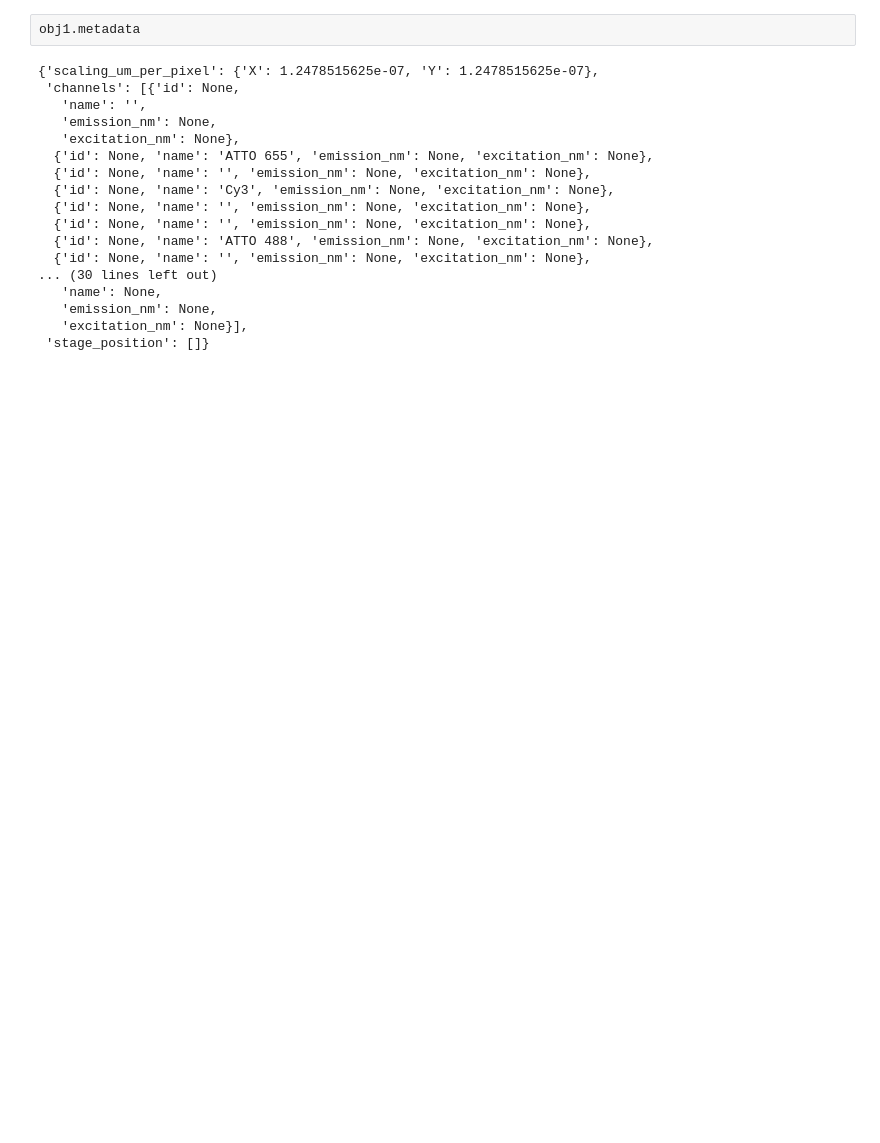
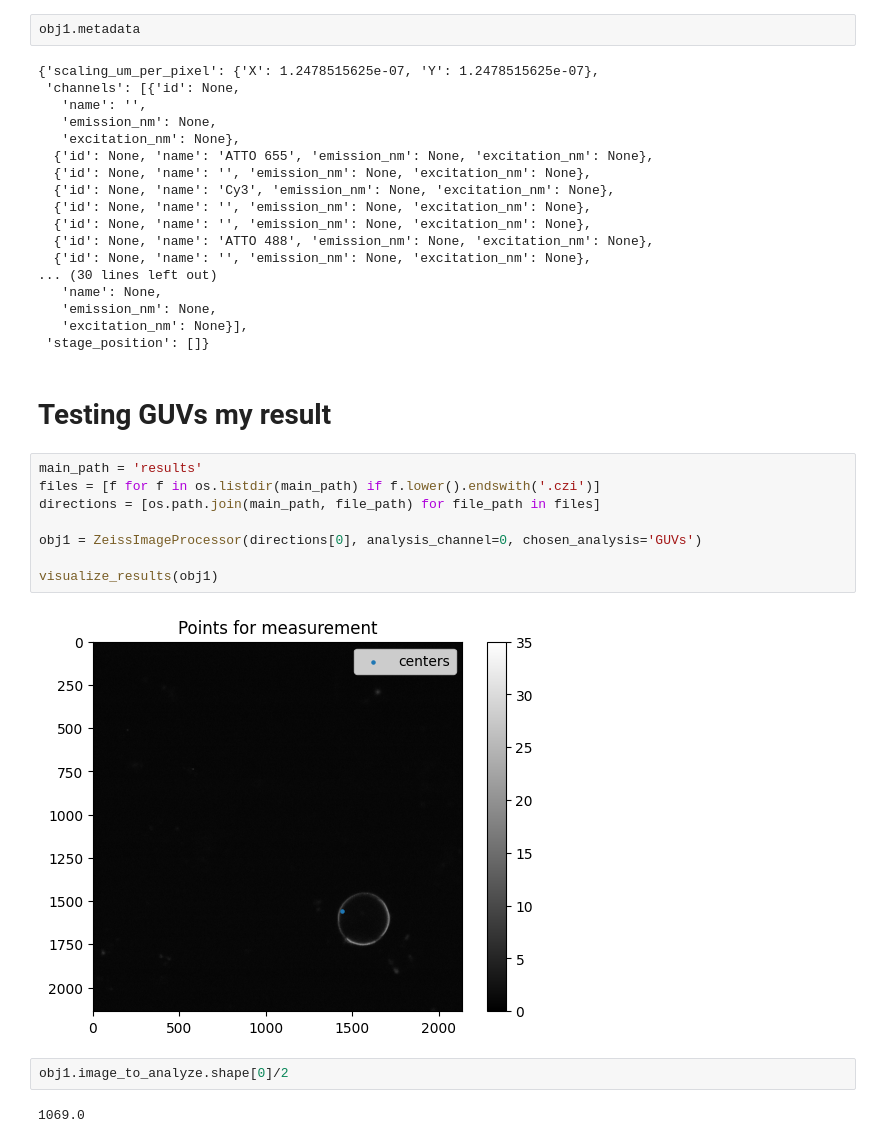
Before and after one commit to antonilis/ZeissAutomation, a Jupyter notebook: image_preprocessing/image_visualizer.ipynb, the cells around one changed output. Drawn from its saved outputs; the diff is of its cells as text; blank space fills up the shorter version.

```diff
--- a/image_prepsocessing/image_visualizer.ipynb
+++ b/image_preprocessing/image_visualizer.ipynb
@@ -251,3 +232,19 @@ obj1.metadata
    'emission_nm': None,
    'excitation_nm': None}],
  'stage_position': []}
+# %% [markdown]
+# Testing GUVs my result
+# %%
+main_path = 'results'
+files = [f for f in os.listdir(main_path) if f.lower().endswith('.czi')]
+directions = [os.path.join(main_path, file_path) for file_path in files]
+
+obj1 = ZeissImageProcessor(directions[0], analysis_channel=0, chosen_analysis='GUVs')
+
+visualize_results(obj1)
+# %% [output]
+[figure, added]
+# %%
+obj1.image_to_analyze.shape[0]/2
+# %% [output]
+1069.0
```
Also changed, not shown: parts of 8 cells of this notebook, 8 other files.
